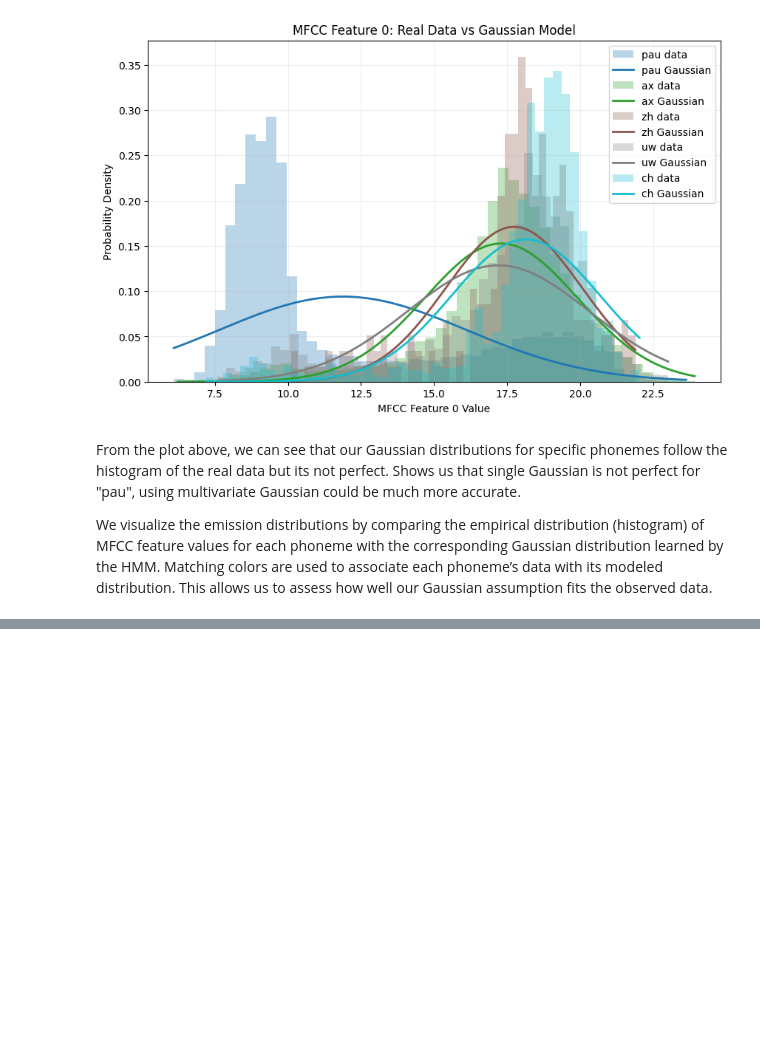
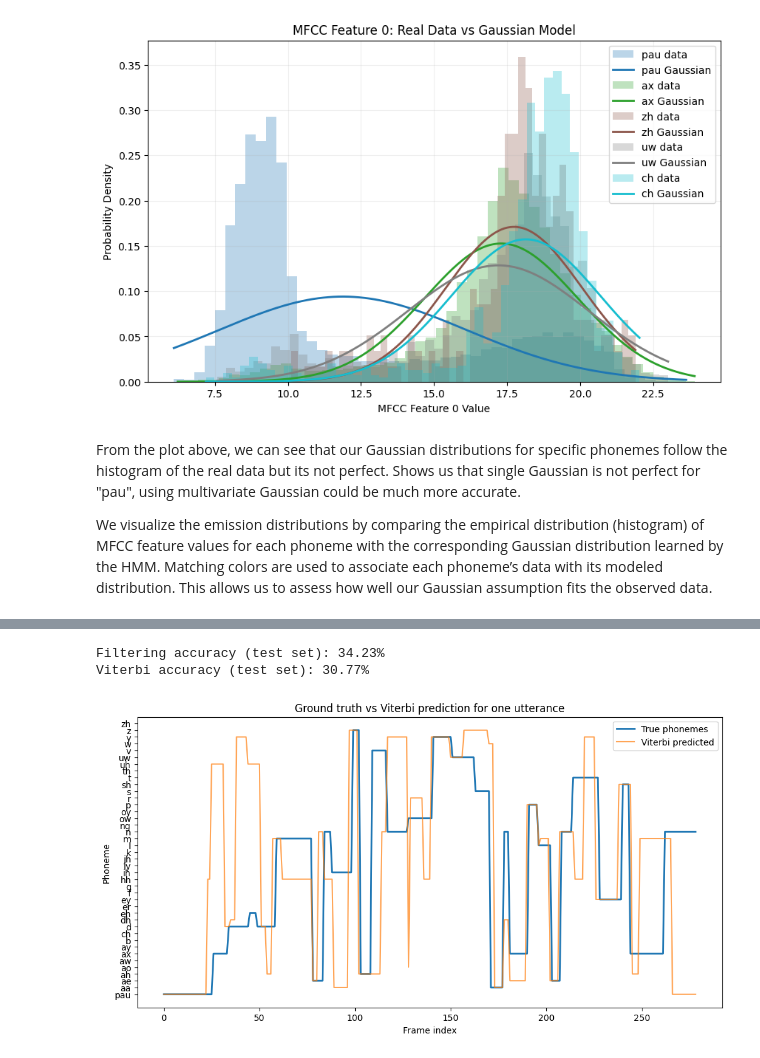
Before and after one commit to eythorto/Gervigreind, a Jupyter notebook: project2/project2notebook.ipynb, the cells around one changed output, grey strips where cells are left out. Cells and saved outputs as stored; diff of their text form; code cells hidden in the pictures; blank space fills up the shorter version.

```diff
--- a/project2/project2notebook.ipynb
+++ b/project2/project2notebook.ipynb
@@ -770,0 +853,60 @@ Viterbi accuracy on first test sample: 32.97%
+# %%
+# Compare the predicted phoneme sequence with the ground truth label from the aligned label file
+def evaluate_utterance(
+    features, labels, initial_prob, transition_prob, emission_params, method="viterbi"
+):
+    """
+    Predicts the phoneme sequence and compares it with ground truth labels.
+    method: "viterbi" or "filtering"
+    """
+    if method == "viterbi":
+        predicted = viterbi_log_fast(
+            features, initial_prob, transition_prob, emission_params
+        )
+    elif method == "filtering":
+        beliefs = forward_algorithm_vectorized(
+            features, initial_prob, transition_prob, emission_params
+        )
+        predicted = np.argmax(beliefs, axis=1)
+    else:
+        raise ValueError("method must be 'viterbi' or 'filtering'")
+
+    accuracy = np.mean(predicted == labels)
+    return predicted, accuracy
+
+
+filtering_accuracies = []
+viterbi_accuracies = []
+
+for features, labels in test_data:
+    _, acc_f = evaluate_utterance(
+        features, labels, pi, tran_matrix_A, emission_parameters, method="filtering"
+    )
+    _, acc_v = evaluate_utterance(
+        features, labels, pi, tran_matrix_A, emission_parameters, method="viterbi"
+    )
+
+    filtering_accuracies.append(acc_f)
+    viterbi_accuracies.append(acc_v)
+
+print(f"Filtering accuracy (test set): {np.mean(filtering_accuracies)*100:.2f}%")
+print(f"Viterbi accuracy (test set): {np.mean(viterbi_accuracies)*100:.2f}%")
+
+features, labels = test_data[0]
+pred_viterbi, _ = evaluate_utterance(
+    features, labels, pi, tran_matrix_A, emission_parameters, method="viterbi"
+)
+
+plt.figure(figsize=(12, 6))
+plt.plot(labels, label="True phonemes", linewidth=2)
+plt.plot(pred_viterbi, label="Viterbi predicted", alpha=0.7)
+plt.yticks(range(len(phoneme_set)), phoneme_set)
+plt.xlabel("Frame index")
+plt.ylabel("Phoneme")
+plt.title("Ground truth vs Viterbi prediction for one utterance")
+plt.legend()
+plt.show()
+# %% [output]
+Filtering accuracy (test set): 34.23%
+Viterbi accuracy (test set): 30.77%
+[figure, added]
```
Also changed, not shown: parts of 20 cells of this notebook.
